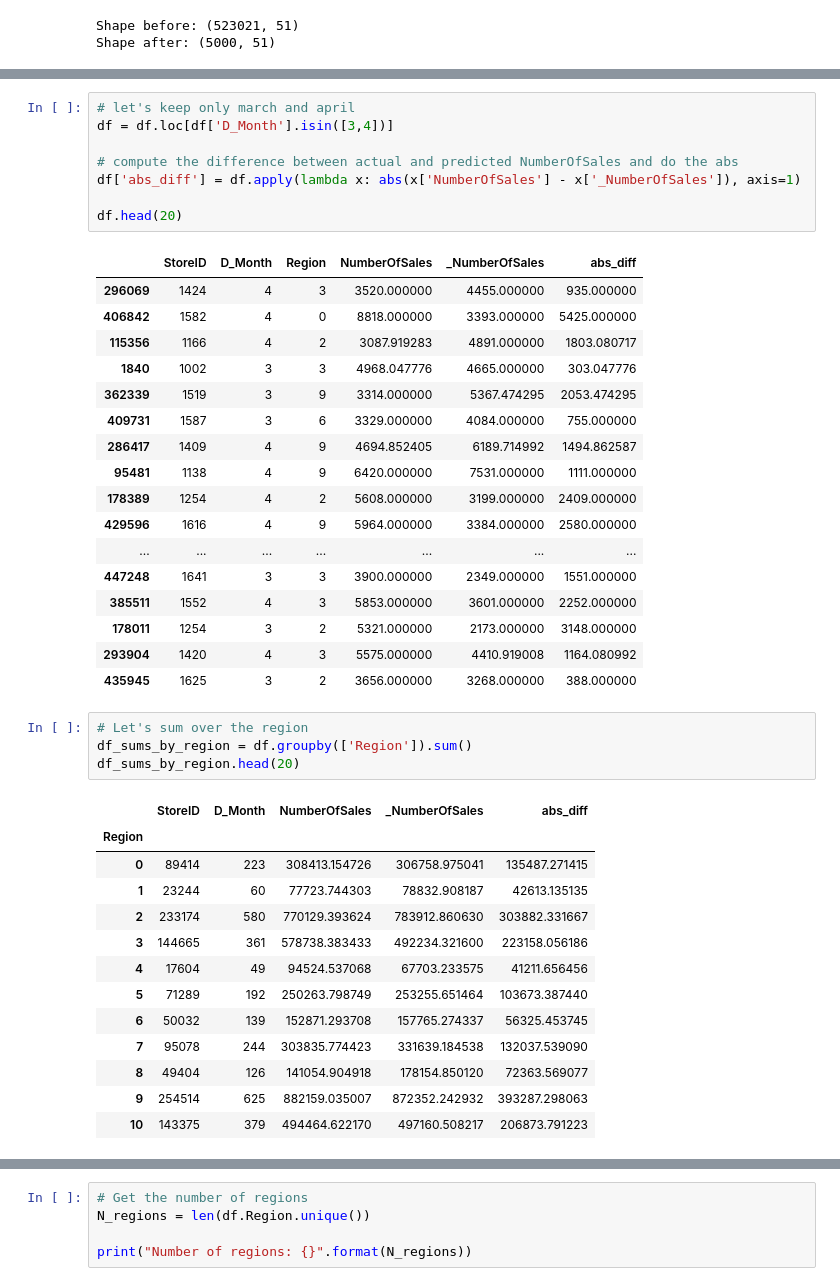
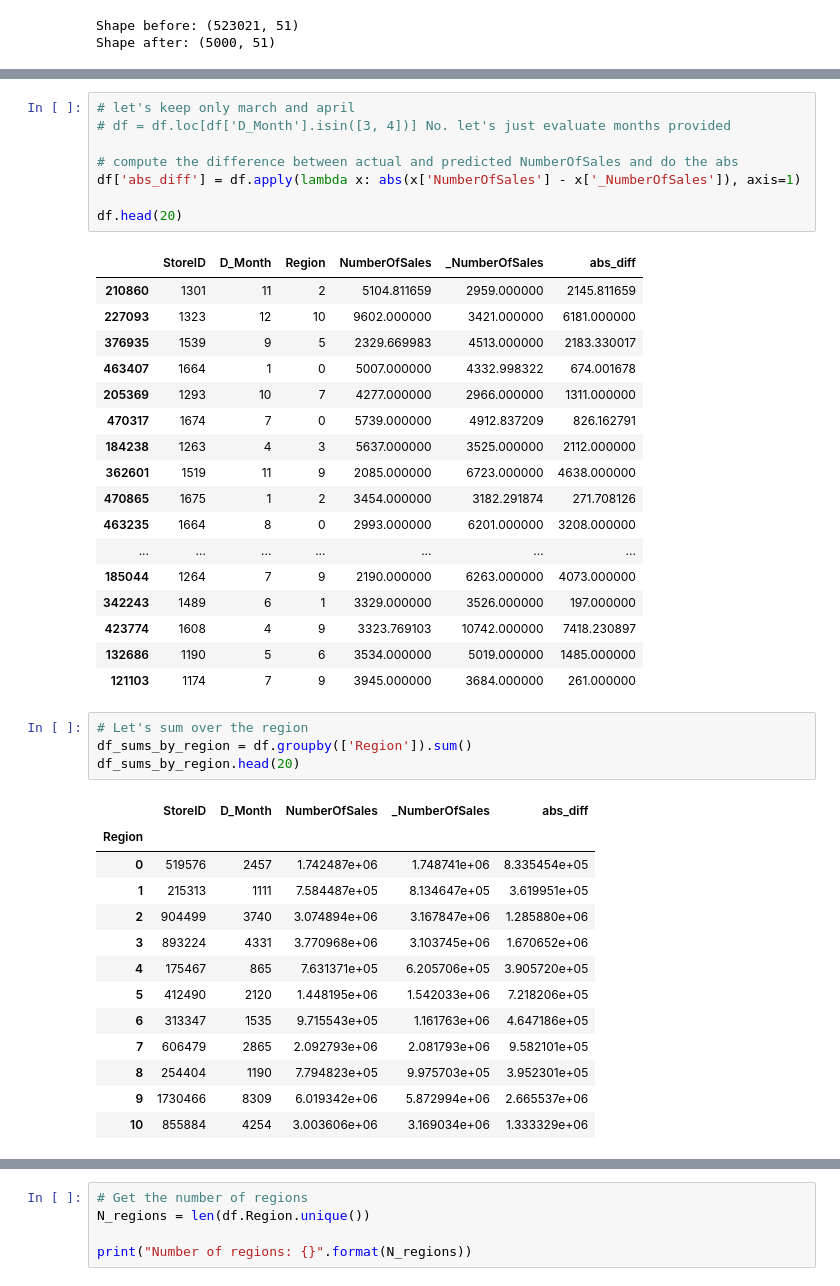
Before and after one commit to mirkomantovani/DMTM-project-BIP, a Jupyter notebook: BIP_error_function.ipynb, the cells around one changed output, grey strips where cells are left out. Cells and saved outputs as stored; diff of their text form.

Commit message:
no month constraints for the error function

```diff
--- a/BIP_error_function.ipynb
+++ b/BIP_error_function.ipynb
@@ -67,29 +67,29 @@ df.head(20)
 # %%
 # let's keep only march and april
-df = df.loc[df['D_Month'].isin([3,4])]
+# df = df.loc[df['D_Month'].isin([3, 4])] No. let's just evaluate months provided
 
 # compute the difference between actual and predicted NumberOfSales and do the abs
 df['abs_diff'] = df.apply(lambda x: abs(x['NumberOfSales'] - x['_NumberOfSales']), axis=1)
 
 df.head(20)
 # %% [output]
 |  | StoreID | D_Month | Region | NumberOfSales | _NumberOfSales | abs_diff |
-| 296069 | 1424 | 4 | 3 | 3520.000000 | 4455.000000 | 935.000000 |
-| 406842 | 1582 | 4 | 0 | 8818.000000 | 3393.000000 | 5425.000000 |
-| 115356 | 1166 | 4 | 2 | 3087.919283 | 4891.000000 | 1803.080717 |
-| 1840 | 1002 | 3 | 3 | 4968.047776 | 4665.000000 | 303.047776 |
-| 362339 | 1519 | 3 | 9 | 3314.000000 | 5367.474295 | 2053.474295 |
-| 409731 | 1587 | 3 | 6 | 3329.000000 | 4084.000000 | 755.000000 |
-| 286417 | 1409 | 4 | 9 | 4694.852405 | 6189.714992 | 1494.862587 |
-| 95481 | 1138 | 4 | 9 | 6420.000000 | 7531.000000 | 1111.000000 |
-| 178389 | 1254 | 4 | 2 | 5608.000000 | 3199.000000 | 2409.000000 |
-| 429596 | 1616 | 4 | 9 | 5964.000000 | 3384.000000 | 2580.000000 |
+| 210860 | 1301 | 11 | 2 | 5104.811659 | 2959.000000 | 2145.811659 |
+| 227093 | 1323 | 12 | 10 | 9602.000000 | 3421.000000 | 6181.000000 |
+| 376935 | 1539 | 9 | 5 | 2329.669983 | 4513.000000 | 2183.330017 |
+| 463407 | 1664 | 1 | 0 | 5007.000000 | 4332.998322 | 674.001678 |
+| 205369 | 1293 | 10 | 7 | 4277.000000 | 2966.000000 | 1311.000000 |
+| 470317 | 1674 | 7 | 0 | 5739.000000 | 4912.837209 | 826.162791 |
+| 184238 | 1263 | 4 | 3 | 5637.000000 | 3525.000000 | 2112.000000 |
+| 362601 | 1519 | 11 | 9 | 2085.000000 | 6723.000000 | 4638.000000 |
+| 470865 | 1675 | 1 | 2 | 3454.000000 | 3182.291874 | 271.708126 |
+| 463235 | 1664 | 8 | 0 | 2993.000000 | 6201.000000 | 3208.000000 |
 | ... | ... | ... | ... | ... | ... | ... |
-| 447248 | 1641 | 3 | 3 | 3900.000000 | 2349.000000 | 1551.000000 |
-| 385511 | 1552 | 4 | 3 | 5853.000000 | 3601.000000 | 2252.000000 |
-| 178011 | 1254 | 3 | 2 | 5321.000000 | 2173.000000 | 3148.000000 |
-| 293904 | 1420 | 4 | 3 | 5575.000000 | 4410.919008 | 1164.080992 |
-| 435945 | 1625 | 3 | 2 | 3656.000000 | 3268.000000 | 388.000000 |
+| 185044 | 1264 | 7 | 9 | 2190.000000 | 6263.000000 | 4073.000000 |
+| 342243 | 1489 | 6 | 1 | 3329.000000 | 3526.000000 | 197.000000 |
+| 423774 | 1608 | 4 | 9 | 3323.769103 | 10742.000000 | 7418.230897 |
+| 132686 | 1190 | 5 | 6 | 3534.000000 | 5019.000000 | 1485.000000 |
+| 121103 | 1174 | 7 | 9 | 3945.000000 | 3684.000000 | 261.000000 |
 # %%
 # Let's sum over the region
 df_sums_by_region = df.groupby(['Region']).sum()
@@ -97,17 +97,17 @@ df_sums_by_region.head(20)
 # %% [output]
 |  | StoreID | D_Month | NumberOfSales | _NumberOfSales | abs_diff |
 | Region |  |  |  |  |  |
-| 0 | 89414 | 223 | 308413.154726 | 306758.975041 | 135487.271415 |
-| 1 | 23244 | 60 | 77723.744303 | 78832.908187 | 42613.135135 |
-| 2 | 233174 | 580 | 770129.393624 | 783912.860630 | 303882.331667 |
-| 3 | 144665 | 361 | 578738.383433 | 492234.321600 | 223158.056186 |
-| 4 | 17604 | 49 | 94524.537068 | 67703.233575 | 41211.656456 |
-| 5 | 71289 | 192 | 250263.798749 | 253255.651464 | 103673.387440 |
-| 6 | 50032 | 139 | 152871.293708 | 157765.274337 | 56325.453745 |
-| 7 | 95078 | 244 | 303835.774423 | 331639.184538 | 132037.539090 |
-| 8 | 49404 | 126 | 141054.904918 | 178154.850120 | 72363.569077 |
-| 9 | 254514 | 625 | 882159.035007 | 872352.242932 | 393287.298063 |
-| 10 | 143375 | 379 | 494464.622170 | 497160.508217 | 206873.791223 |
+| 0 | 519576 | 2457 | 1.742487e+06 | 1.748741e+06 | 8.335454e+05 |
+| 1 | 215313 | 1111 | 7.584487e+05 | 8.134647e+05 | 3.619951e+05 |
+| 2 | 904499 | 3740 | 3.074894e+06 | 3.167847e+06 | 1.285880e+06 |
+| 3 | 893224 | 4331 | 3.770968e+06 | 3.103745e+06 | 1.670652e+06 |
+| 4 | 175467 | 865 | 7.631371e+05 | 6.205706e+05 | 3.905720e+05 |
+| 5 | 412490 | 2120 | 1.448195e+06 | 1.542033e+06 | 7.218206e+05 |
+| 6 | 313347 | 1535 | 9.715543e+05 | 1.161763e+06 | 4.647186e+05 |
+| 7 | 606479 | 2865 | 2.092793e+06 | 2.081793e+06 | 9.582101e+05 |
+| 8 | 254404 | 1190 | 7.794823e+05 | 9.975703e+05 | 3.952301e+05 |
+| 9 | 1730466 | 8309 | 6.019342e+06 | 5.872994e+06 | 2.665537e+06 |
+| 10 | 855884 | 4254 | 3.003606e+06 | 3.169034e+06 | 1.333329e+06 |
 # %%
 # Divide the difference between actual and predicted NumberOfSales by the sum of actual
 df_sums_by_region['E_r'] = df_sums_by_region['abs_diff'] / df_sums_by_region['NumberOfSales']
```
Also changed, not shown: parts of 5 cells of this notebook, 1 other file.
